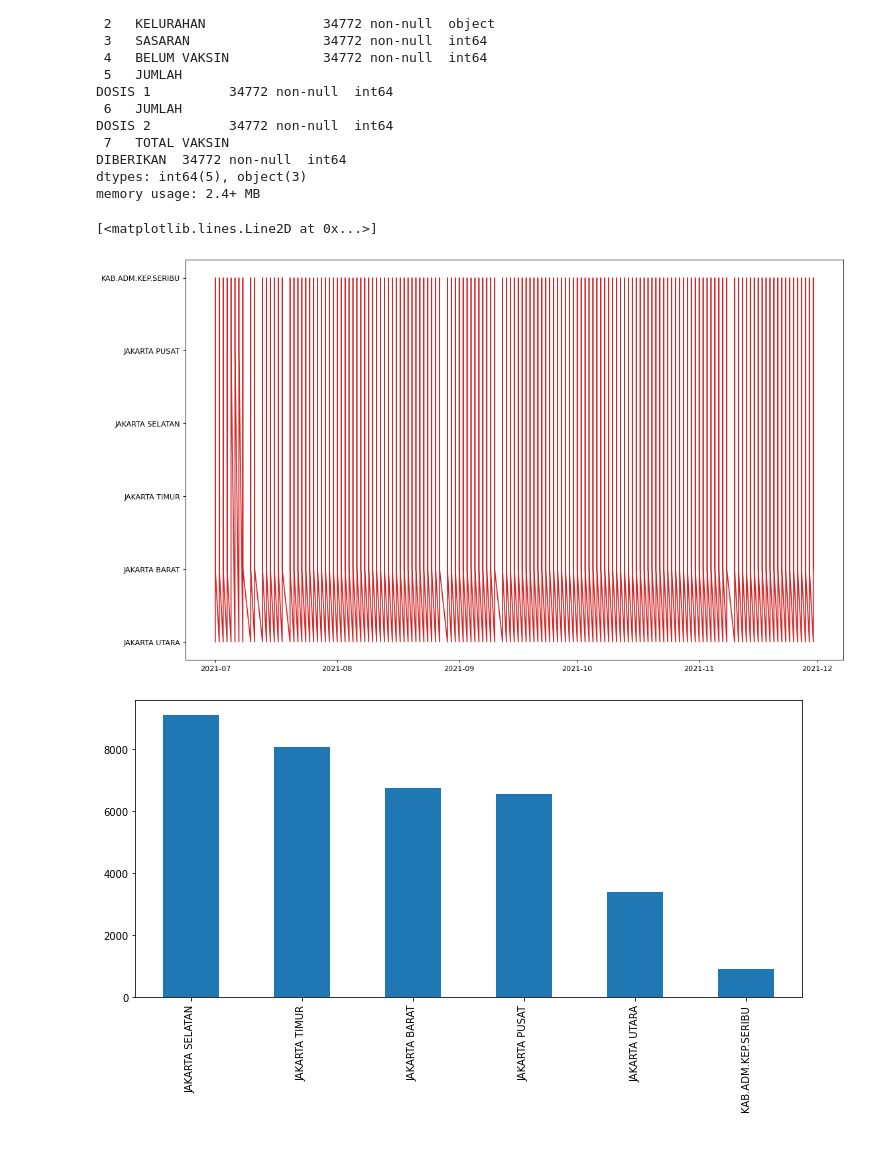
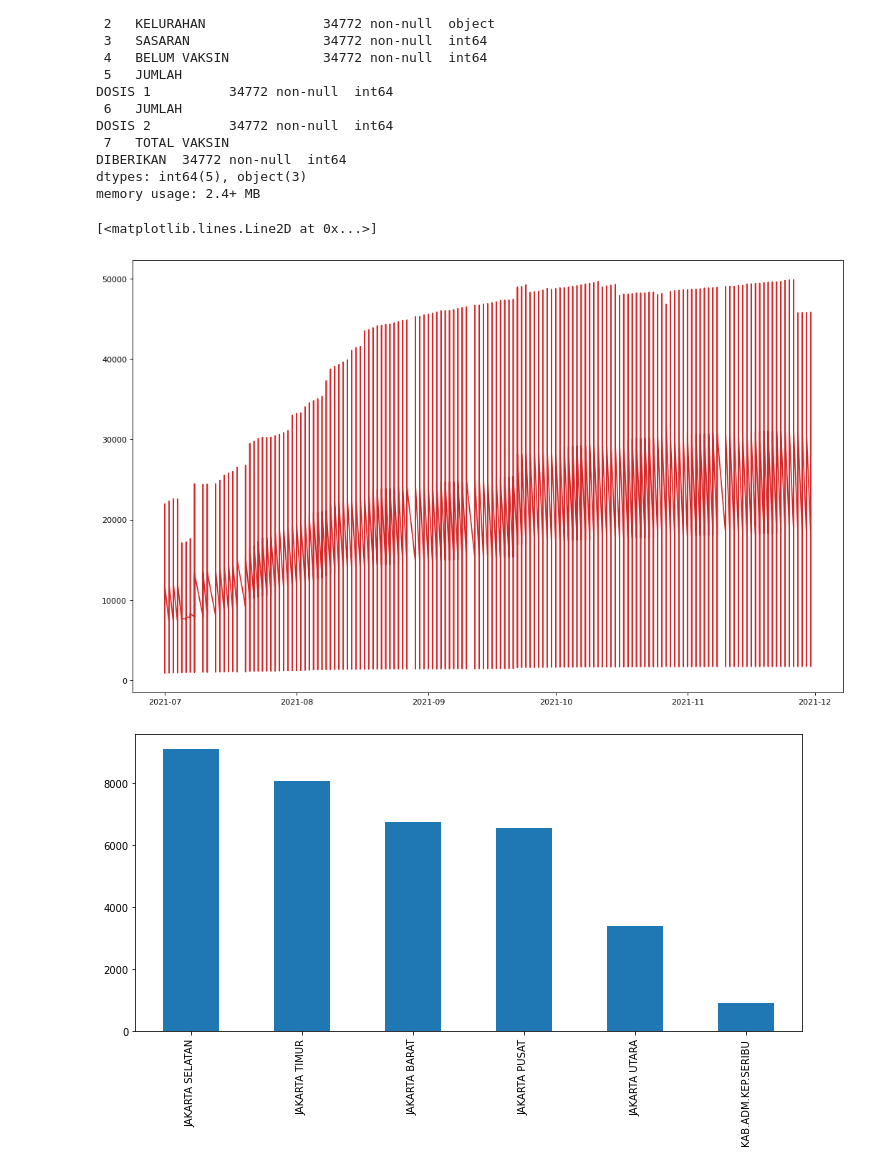
Before and after one commit to FerdyBerlianoP/Internship1, a Jupyter notebook: Untitled.ipynb, the cells around one changed output. Cells and saved outputs as stored; diff of their text form; code cells hidden in the pictures.

```diff
--- a/Untitled.ipynb
+++ b/Untitled.ipynb
@@ -1275,10 +1281,10 @@ dtypes: int64(5), object(3)
 memory usage: 2.4+ MB
 # %%
 plt.figure(figsize=(16,10), dpi= 80)
-plt.plot('WILAYAH KOTA', data=dt, color='tab:red')
+plt.plot('JUMLAH\nDOSIS 1', data=dt, color='tab:red')
 # %% [output]
 [<matplotlib.lines.Line2D at 0x...>]
-[figure, old version]
+[figure, new version]
 # %%
 fig, ax = plt.subplots(nrows=1, ncols=1)
 fig.set_size_inches(10, 6)
```
Also changed, not shown: parts of 4 cells of this notebook.
